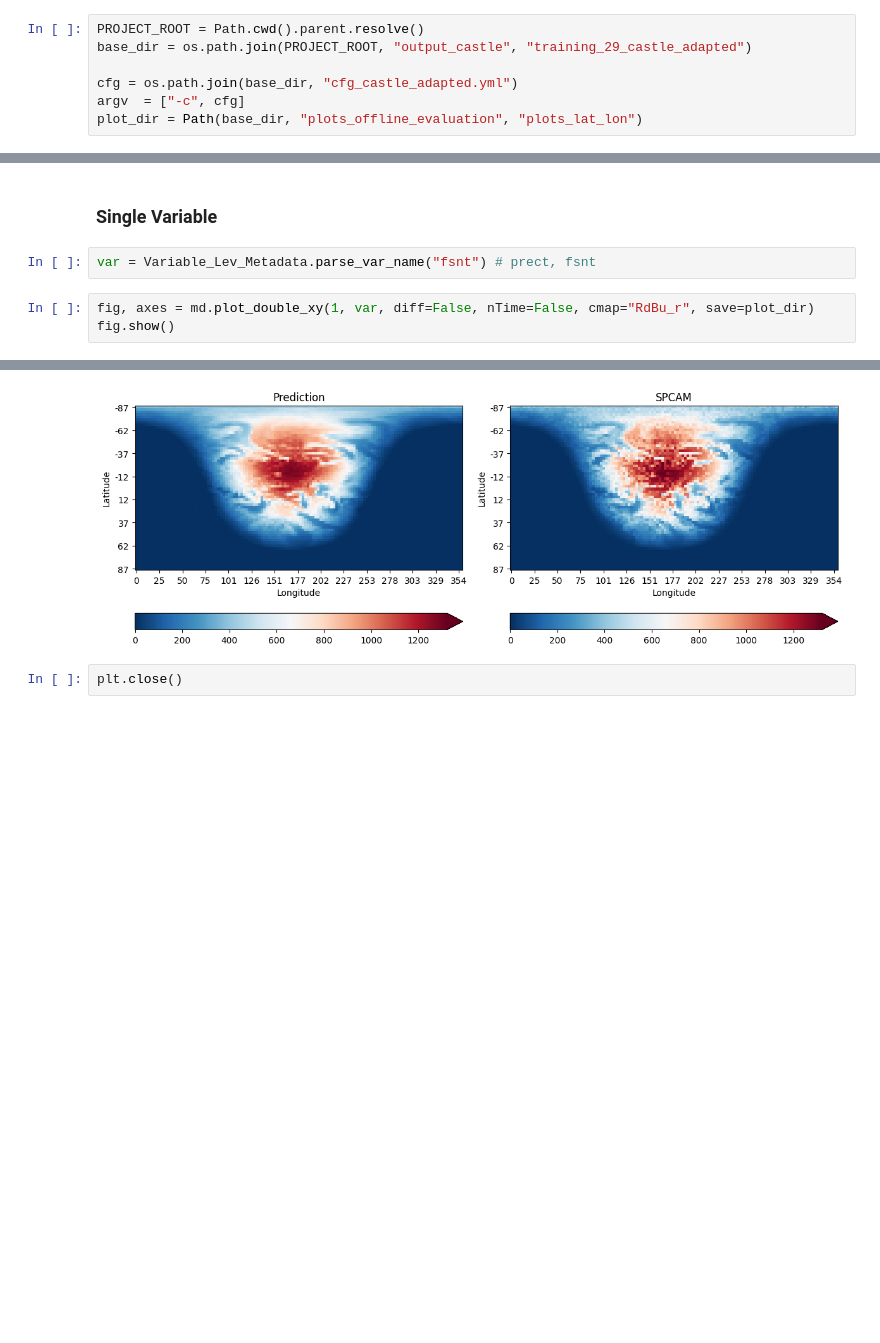
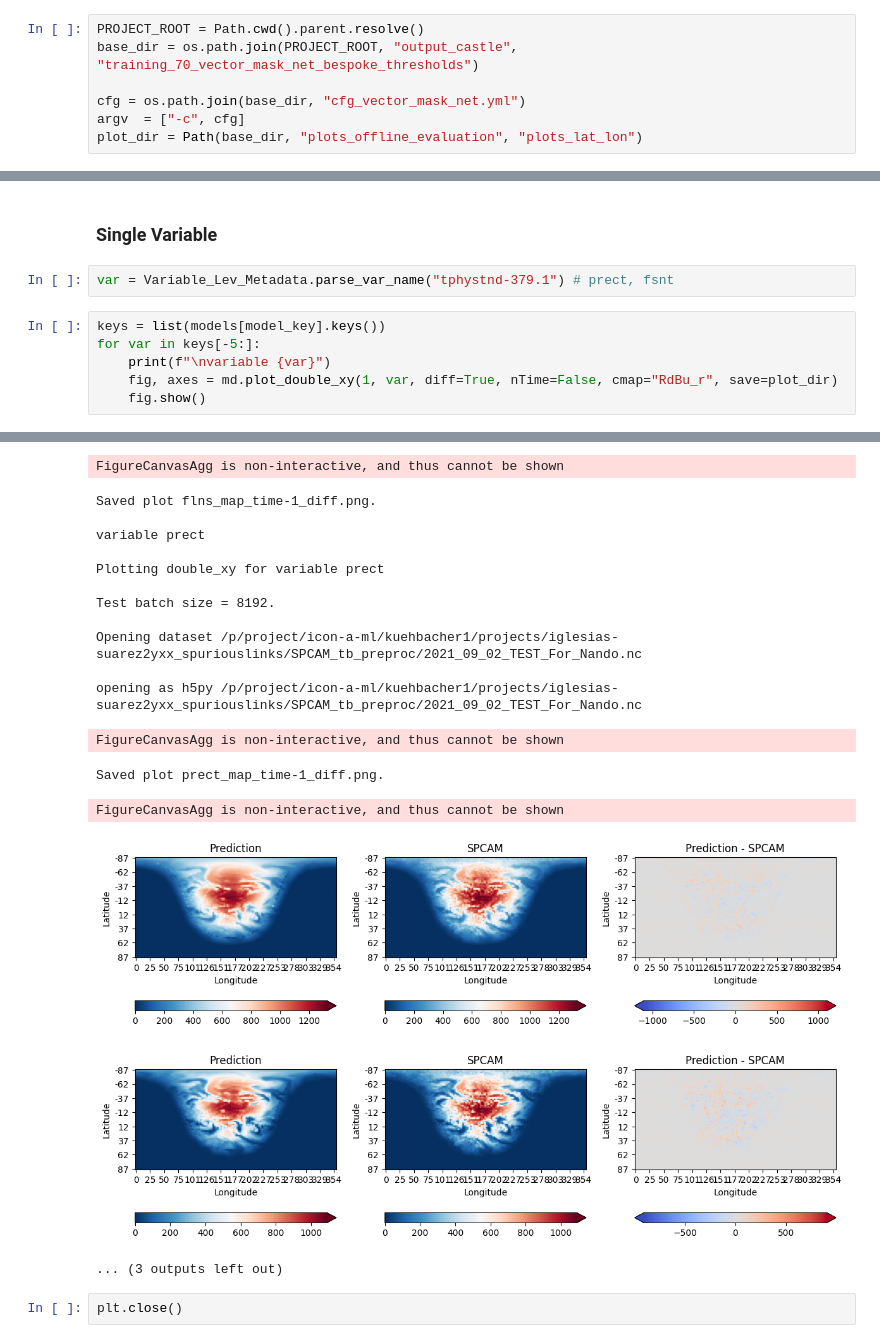
Before and after one commit to EyringMLClimateGroup/kuehbacher24ICMLA_PCMasking, a Jupyter notebook: notebooks_castle_offline_evaluation/castle_offline_evaluation_plot_lat_lon.ipynb, the cells around one changed output, grey strips where cells are left out. Saved outputs shown, nothing was run; the diff lists cells and outputs as text; blank space fills up the shorter version.

```diff
--- a/notebooks_castle_offline_evaluation/castle_offline_evaluation_plot_lat_lon.ipynb
+++ b/notebooks_castle_offline_evaluation/castle_offline_evaluation_plot_lat_lon.ipynb
@@ -36,9 +39,9 @@ import gc
 ## Load trained CASTLE models
 # %%
 PROJECT_ROOT = Path.cwd().parent.resolve()
-base_dir = os.path.join(PROJECT_ROOT, "output_castle", "training_29_castle_adapted")
+base_dir = os.path.join(PROJECT_ROOT, "output_castle", "training_70_vector_mask_net_bespoke_thresholds")
 
-cfg = os.path.join(base_dir, "cfg_castle_adapted.yml")
+cfg = os.path.join(base_dir, "cfg_vector_mask_net.yml")
 argv  = ["-c", cfg]
 plot_dir = Path(base_dir, "plots_offline_evaluation", "plots_lat_lon")
 # %%
@@ -98,8 +103,11 @@ md
 # %% [markdown]
 ### Single Variable
 # %%
-var = Variable_Lev_Metadata.parse_var_name("fsnt") # prect, fsnt
+var = Variable_Lev_Metadata.parse_var_name("tphystnd-379.1") # prect, fsnt
 # %%
-fig, axes = md.plot_double_xy(1, var, diff=False, nTime=False, cmap="RdBu_r", save=plot_dir)
-fig.show()
+keys = list(models[model_key].keys())
+for var in keys[-5:]:
+    print(f"\nvariable {var}")
+    fig, axes = md.plot_double_xy(1, var, diff=True, nTime=False, cmap="RdBu_r", save=plot_dir)
+    fig.show()
 # %% [output]
@@ -110,4 +155,21 @@ Saved plot fsnt_map_time-1.png.
+FigureCanvasAgg is non-interactive, and thus cannot be shown
+Saved plot flns_map_time-1_diff.png.
+
+variable prect
+
+Plotting double_xy for variable prect
+
+Test batch size = 8192.
+
+Opening dataset /p/project/icon-a-ml/kuehbacher1/projects/iglesias-suarez2yxx_spuriouslinks/SPCAM_tb_preproc/2021_09_02_TEST_For_Nando.nc
+
+opening as h5py /p/project/icon-a-ml/kuehbacher1/projects/iglesias-suarez2yxx_spuriouslinks/SPCAM_tb_preproc/2021_09_02_TEST_For_Nando.nc
+FigureCanvasAgg is non-interactive, and thus cannot be shown
+Saved plot prect_map_time-1_diff.png.
+FigureCanvasAgg is non-interactive, and thus cannot be shown
-[figure, old version]
+[figure, new version]
+[figure, added]
+... (3 outputs left out)
 # %%
 plt.close()
 # %%
```
Also changed, not shown: parts of 7 cells of this notebook, 14 other files.
